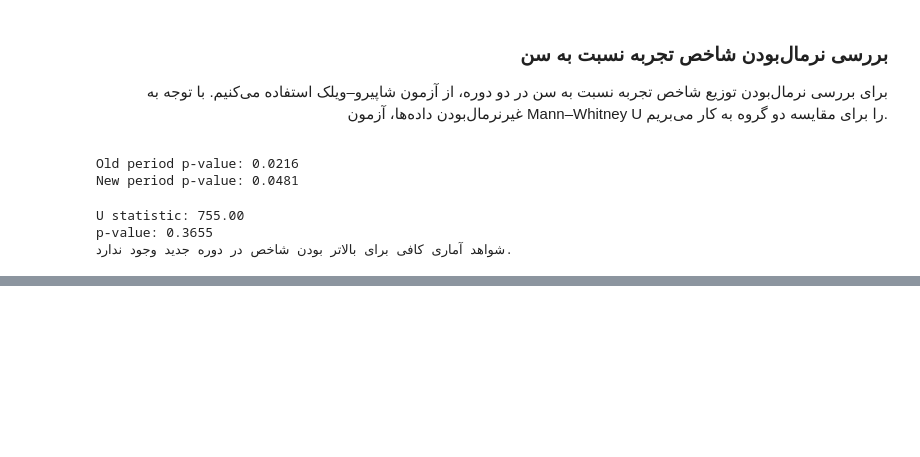
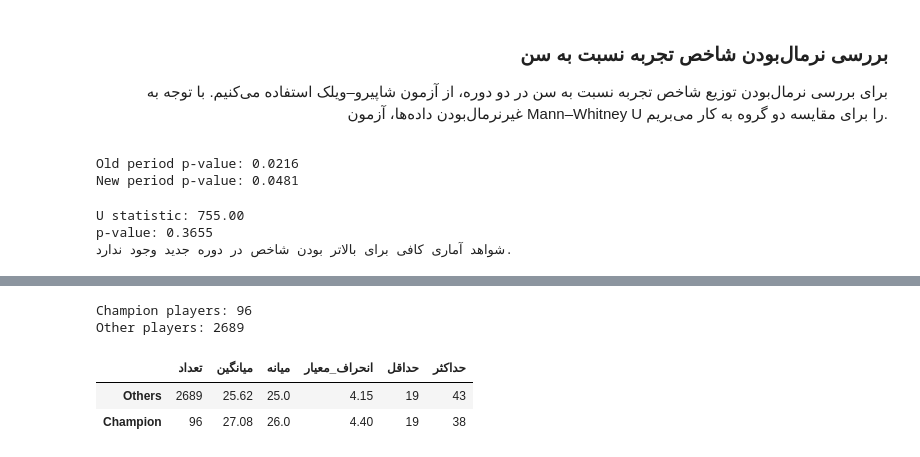
Before and after one commit to bahramzarean/QBC-Group3-EDA-NBA-Analysis, a Jupyter notebook: NBA/NBA_EDA.ipynb, the cells around one changed output, grey strips where cells are left out. Saved outputs shown, nothing was run; the diff lists cells and outputs as text; code cells hidden in the pictures; blank space fills up the shorter version.

```diff
--- a/NBA/NBA_EDA.ipynb
+++ b/NBA/NBA_EDA.ipynb
@@ -616,0 +643,34 @@ Median difference (New - Old): 0.016
+# %%
+champ = data["Champion_Totals"]
+champ = champ[champ.games > 0][["season_end", "player_id"]].assign(is_champ=True)
+
+
+age_df = pg.drop_duplicates(["season_end", "player_id"]).merge(
+    champ, on=["season_end", "player_id"], how="left"
+)
+age_df["is_champ"] = age_df.is_champ.fillna(False).astype(bool)
+
+champ_age = age_df[age_df.is_champ].age
+other_age = age_df[~age_df.is_champ].age
+
+print("Champion players:", len(champ_age))
+print("Other players:", len(other_age))
+# %% [output]
+Champion players: 96
+Other players: 2689
+# %%
+comparison = age_df.groupby("is_champ")["age"].agg(
+    تعداد="count",
+    میانگین="mean",
+    میانه="median",
+    انحراف_معیار="std",
+    حداقل="min",
+    حداکثر="max"
+).round(2)
+
+comparison.index = ["Others", "Champion"]
+display(comparison)
+# %% [output]
+|  | تعداد | میانگین | میانه | انحراف_معیار | حداقل | حداکثر |
+| Others | 2689 | 25.62 | 25.0 | 4.15 | 19 | 43 |
+| Champion | 96 | 27.08 | 26.0 | 4.40 | 19 | 38 |
```
Also changed, not shown: parts of 18 cells of this notebook.
